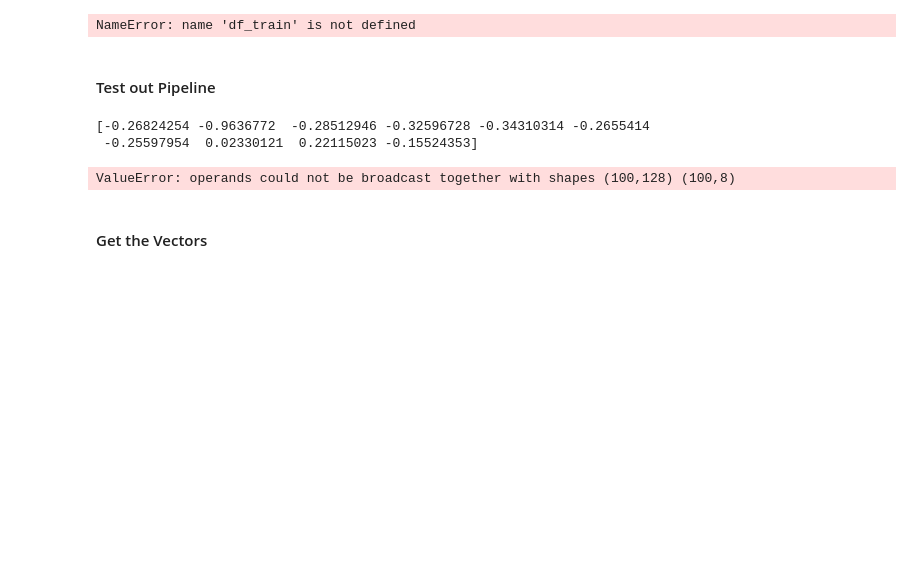
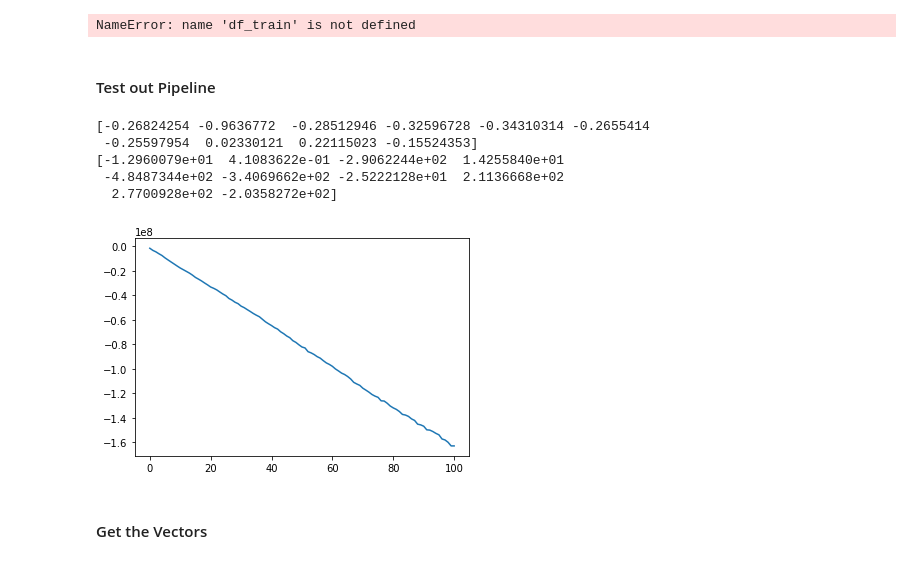
Before and after one commit to taylorhawks/globo-nonlinear-latent-factorization, a Jupyter notebook: Notebook.ipynb, the cells around one changed output. Cells and saved outputs as stored; diff of their text form; code cells hidden in the pictures; blank space fills up the shorter version.

```diff
--- a/Notebook.ipynb
+++ b/Notebook.ipynb
@@ -442,7 +442,7 @@ class LinearModel:
 
                 J = LinearModel.gradient.J(
                     self.U,
-                    self.Vd.repeat(size,axis=0).reshape(-1,size,embeddings_size)            ,
+                    self.Vd.repeat(test_size/size,axis=1),
                     Vdbar_big,
                     size=8,
                     embedding_size=250,
@@ -455,7 +455,11 @@ class LinearModel:
             if iteration == max_iterations:
                 #stop iterating
                 #display errors
-                print(self.errors)
+
+                sns.lineplot(
+                    x = range(len(self.errors)),
+                    y = self.errors
+                )
                 return self.U
             #print(iteration)
             iteration += 1
@@ -473,12 +477,15 @@ class LinearModel:
 # %%
 lm = LinearModel(df_x,embeddings,size=8, embeddings_size=250, T=1)
 print(lm.U[0,0:10])
-lm.SGD_vectorized(test=True,alpha=0.01, max_iterations=5, )
+lm.SGD_vectorized(test=True,alpha=1, max_iterations=100, )
 print(lm.U[0,0:10])
 # %% [output]
 [-0.26824254 -0.9636772  -0.28512946 -0.32596728 -0.34310314 -0.2655414
  -0.25597954  0.02330121  0.22115023 -0.15524353]
+[-1.2960079e+01  4.1083622e-01 -2.9062244e+02  1.4255840e+01
+ -4.8487344e+02 -3.4069662e+02 -2.5222128e+01  2.1136668e+02
+  2.7700928e+02 -2.0358272e+02]
-ValueError: operands could not be broadcast together with shapes (100,128) (100,8)
+[figure, added]
 # %% [markdown]
 #### Get the Vectors
 # %%
```
